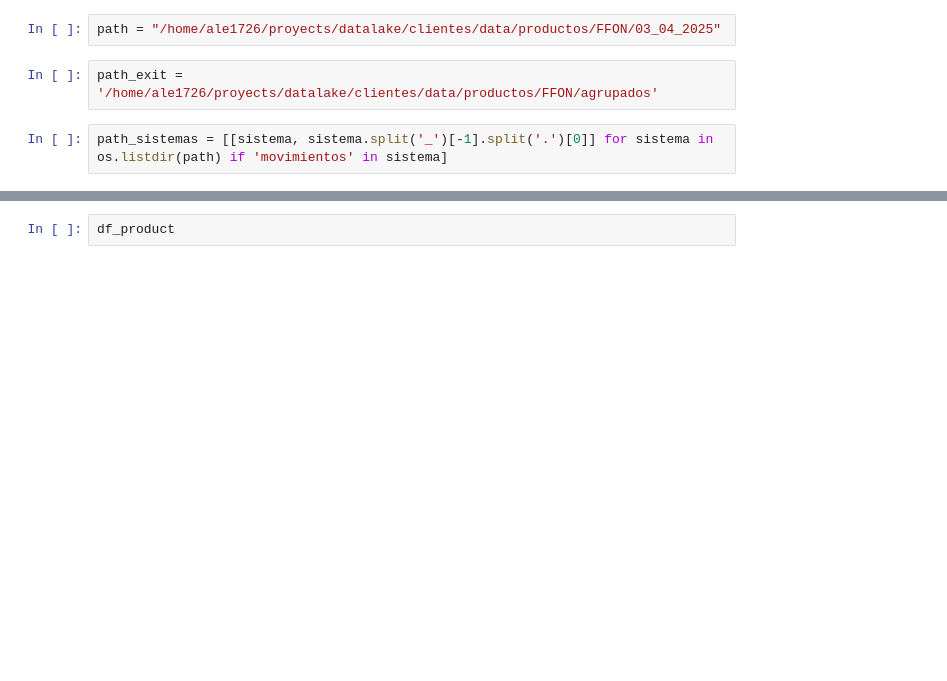
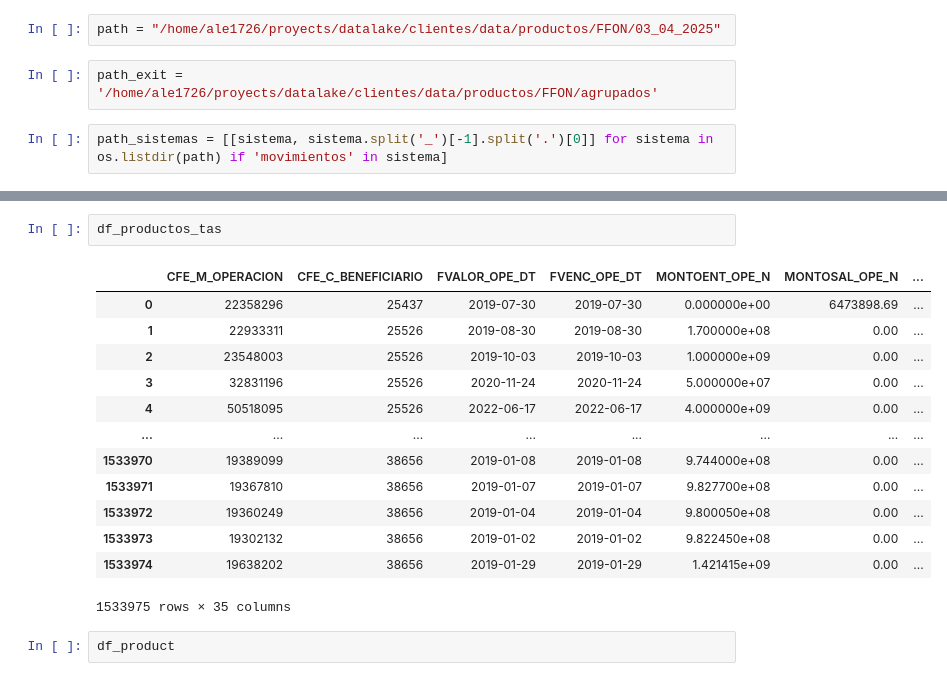
Before and after one commit to Ale1726/clientes_eda, a Jupyter notebook: producto_ffon_sistemas.ipynb, the cells around one changed output, grey strips where cells are left out. Drawn from its saved outputs; the diff is of its cells as text; blank space fills up the shorter version.

```diff
--- a/producto_ffon_sistemas.ipynb
+++ b/producto_ffon_sistemas.ipynb
@@ -350,3 +524,19 @@ for sistema,name in path_sistemas:
+# %%
+df_productos_tas
+# %% [output]
+|  | CFE_M_OPERACION | CFE_C_BENEFICIARIO | FVALOR_OPE_DT | FVENC_OPE_DT | MONTOENT_OPE_N | MONTOSAL_OPE_N | ... |
+| 0 | 22358296 | 25437 | 2019-07-30 | 2019-07-30 | 0.000000e+00 | 6473898.69 | ... |
+| 1 | 22933311 | 25526 | 2019-08-30 | 2019-08-30 | 1.700000e+08 | 0.00 | ... |
+| 2 | 23548003 | 25526 | 2019-10-03 | 2019-10-03 | 1.000000e+09 | 0.00 | ... |
+| 3 | 32831196 | 25526 | 2020-11-24 | 2020-11-24 | 5.000000e+07 | 0.00 | ... |
+| 4 | 50518095 | 25526 | 2022-06-17 | 2022-06-17 | 4.000000e+09 | 0.00 | ... |
+| ... | ... | ... | ... | ... | ... | ... | ... |
+| 1533970 | 19389099 | 38656 | 2019-01-08 | 2019-01-08 | 9.744000e+08 | 0.00 | ... |
+| 1533971 | 19367810 | 38656 | 2019-01-07 | 2019-01-07 | 9.827700e+08 | 0.00 | ... |
+| 1533972 | 19360249 | 38656 | 2019-01-04 | 2019-01-04 | 9.800050e+08 | 0.00 | ... |
+| 1533973 | 19302132 | 38656 | 2019-01-02 | 2019-01-02 | 9.822450e+08 | 0.00 | ... |
+| 1533974 | 19638202 | 38656 | 2019-01-29 | 2019-01-29 | 1.421415e+09 | 0.00 | ... |
+1533975 rows × 35 columns
 # %%
 df_product
 # %% [output]
```
Also changed, not shown: parts of 15 cells of this notebook, 6 other files.
